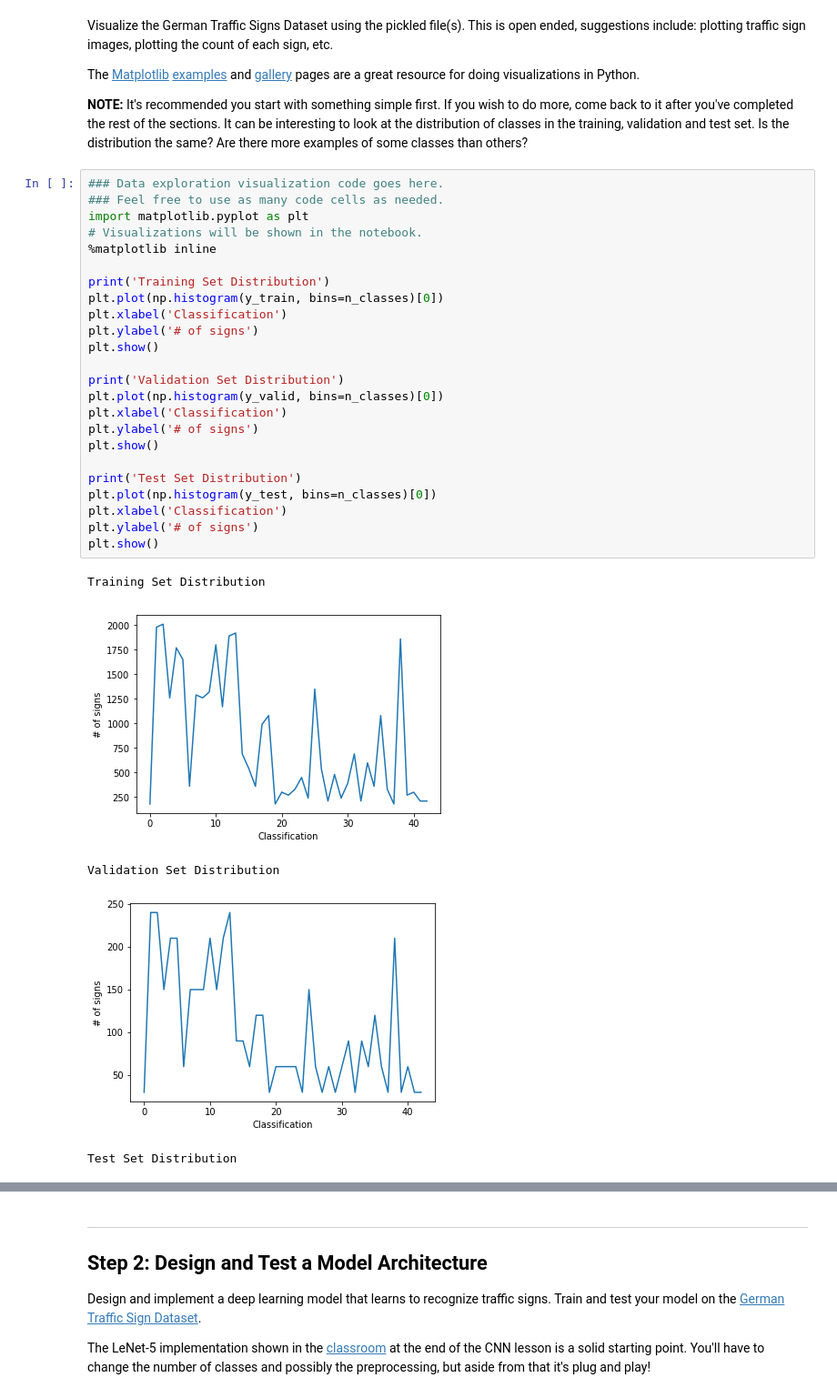
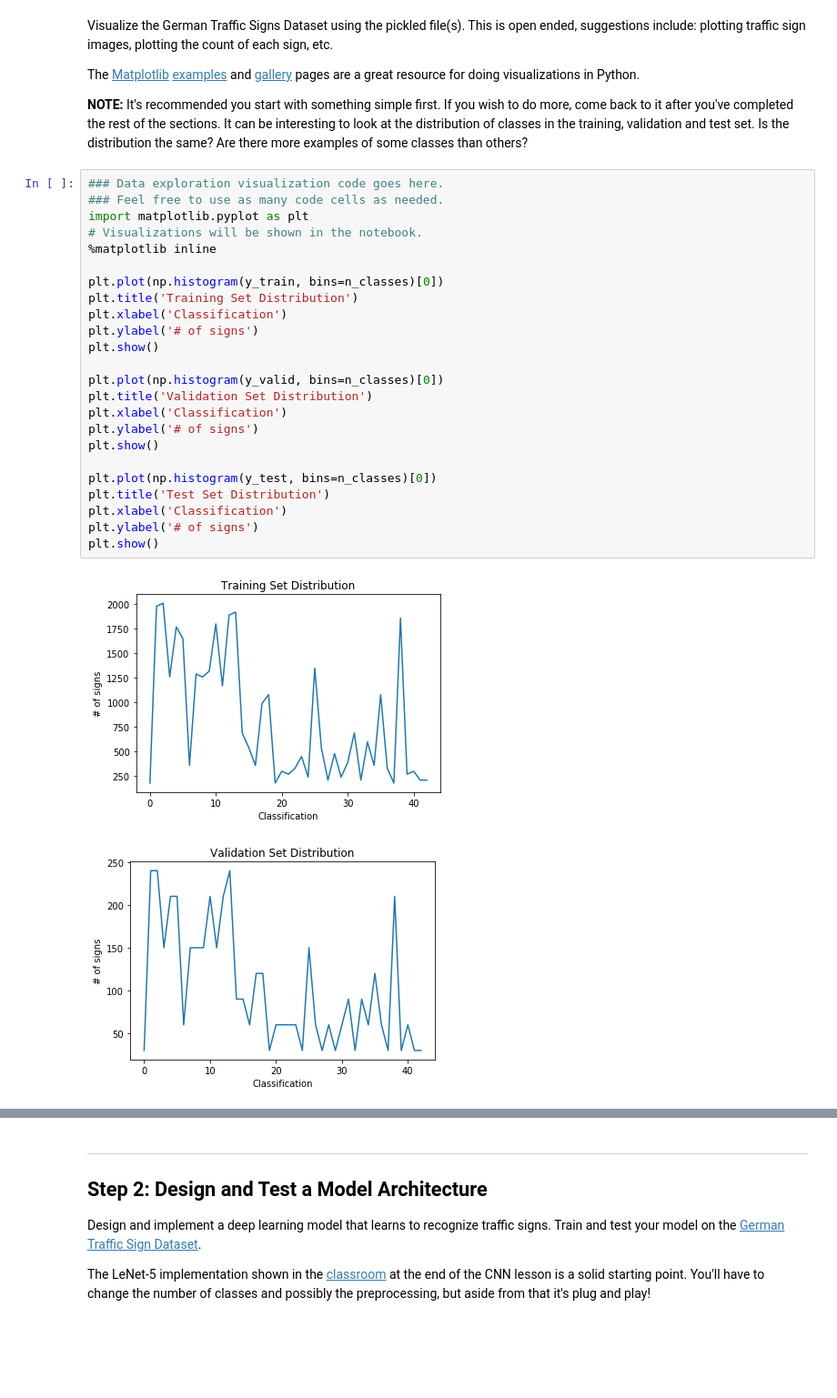
Before and after one commit to mattsplats/CarND-Traffic-Sign-Classifier-Project, a Jupyter notebook: Traffic_Sign_Classifier.ipynb, the cells around one changed output, grey strips where cells are left out. Shown at 91% size. Drawn from its saved outputs; the diff is of its cells as text; blank space fills up the shorter version.

```diff
--- a/Traffic_Sign_Classifier.ipynb
+++ b/Traffic_Sign_Classifier.ipynb
@@ -96,30 +98,27 @@ The [Matplotlib](http://matplotlib.org/) [examples](http://matplotlib.org/exampl
 # %%
 ### Data exploration visualization code goes here.
 ### Feel free to use as many code cells as needed.
 import matplotlib.pyplot as plt
 # Visualizations will be shown in the notebook.
 %matplotlib inline
 
-print('Training Set Distribution')
 plt.plot(np.histogram(y_train, bins=n_classes)[0])
+plt.title('Training Set Distribution')
 plt.xlabel('Classification')
 plt.ylabel('# of signs')
 plt.show()
 
-print('Validation Set Distribution')
 plt.plot(np.histogram(y_valid, bins=n_classes)[0])
+plt.title('Validation Set Distribution')
 plt.xlabel('Classification')
 plt.ylabel('# of signs')
 plt.show()
 
-print('Test Set Distribution')
 plt.plot(np.histogram(y_test, bins=n_classes)[0])
+plt.title('Test Set Distribution')
 plt.xlabel('Classification')
 plt.ylabel('# of signs')
 plt.show()
 # %% [output]
-Training Set Distribution
-[figure, old version]
+[figure, new version]
-Validation Set Distribution
-[figure, old version]
+[figure, new version]
-Test Set Distribution
```
Also changed, not shown: parts of 9 cells of this notebook, 20 other files.
